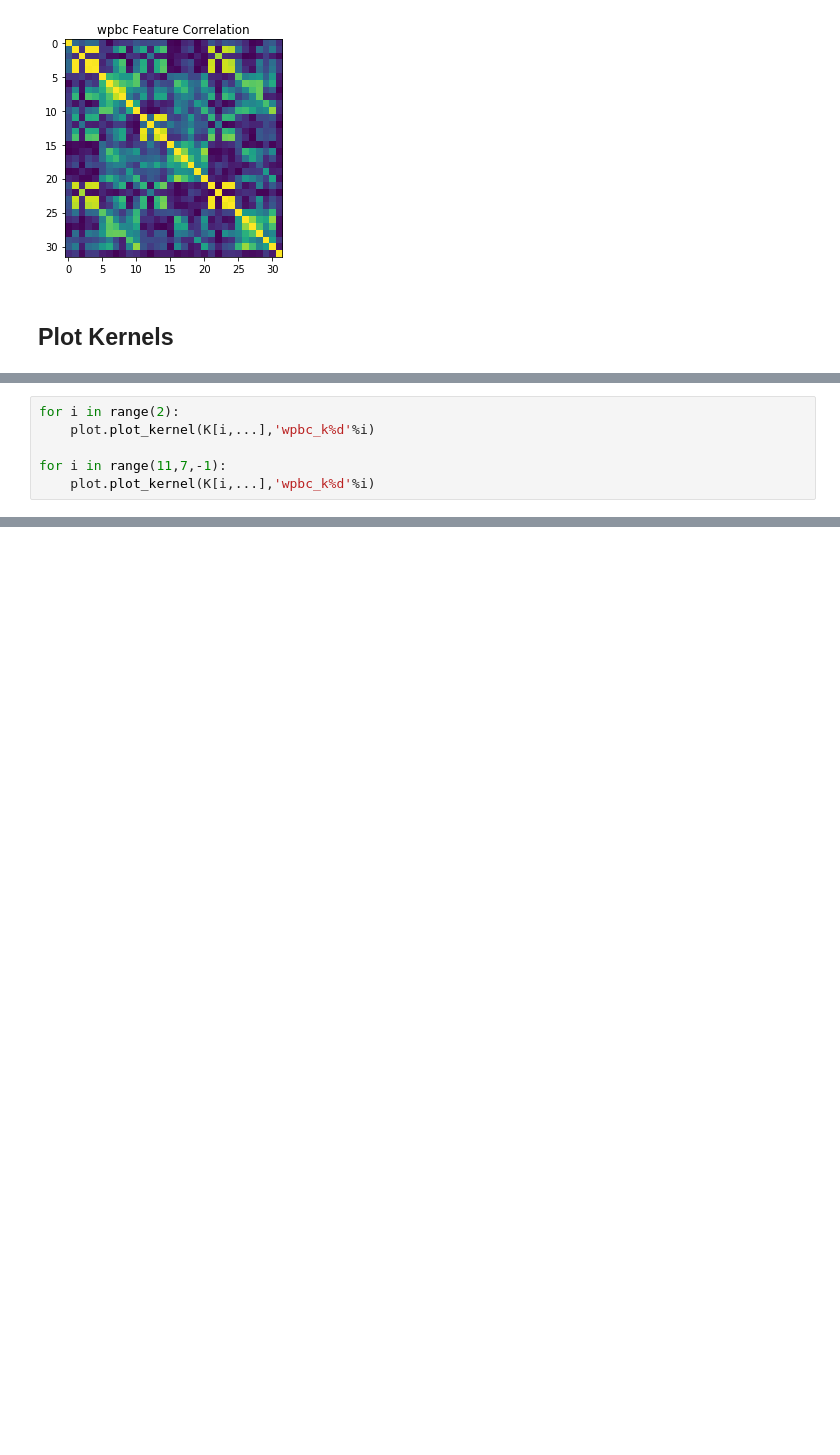
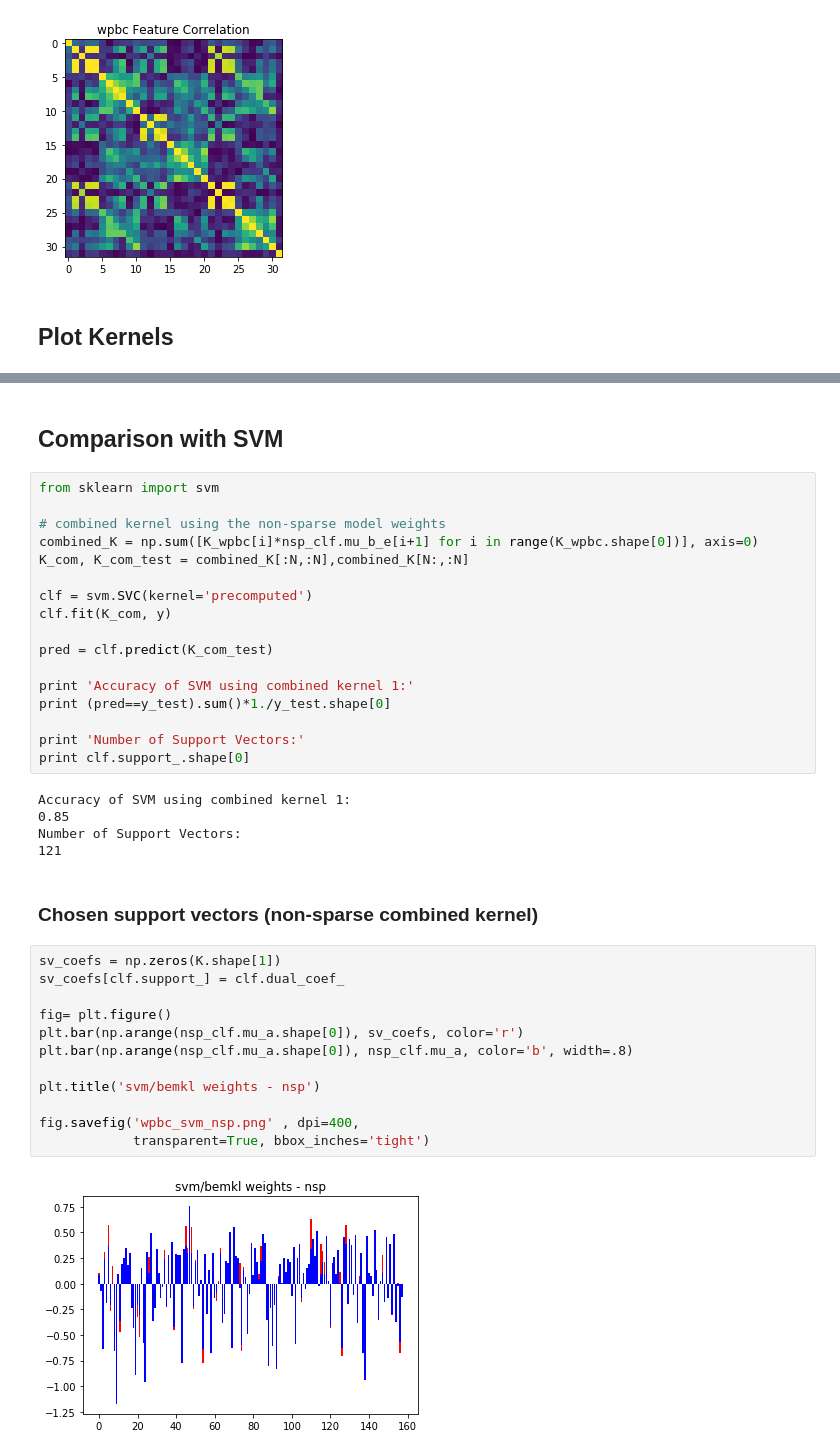
Before and after one commit to ayat-rashad/BEMKL, a Jupyter notebook: code/dataset_wpdc.ipynb, the cells around one changed output, grey strips where cells are left out. Saved outputs shown, nothing was run; the diff lists cells and outputs as text; blank space fills up the shorter version.

```diff
--- a/code/dataset_wpdc.ipynb
+++ b/code/dataset_wpdc.ipynb
@@ -84,6 +81,0 @@ for i in range(3):
-# %%
-for i in range(2):
-    plot.plot_kernel(K[i,...],'wpbc_k%d'%i)
-
-for i in range(11,7,-1):
-    plot.plot_kernel(K[i,...],'wpbc_k%d'%i)
@@ -263,0 +217,40 @@ a = np.copy(K[:,:60][...,:60])
+# %% [markdown]
+## Comparison with SVM
+# %%
+from sklearn import svm
+
+# combined kernel using the non-sparse model weights
+combined_K = np.sum([K_wpbc[i]*nsp_clf.mu_b_e[i+1] for i in range(K_wpbc.shape[0])], axis=0)
+K_com, K_com_test = combined_K[:N,:N],combined_K[N:,:N]
+
+clf = svm.SVC(kernel='precomputed')
+clf.fit(K_com, y)
+
+pred = clf.predict(K_com_test)
+
+print 'Accuracy of SVM using combined kernel 1:'
+print (pred==y_test).sum()*1./y_test.shape[0]
+
+print 'Number of Support Vectors:'
+print clf.support_.shape[0]
+# %% [output]
+Accuracy of SVM using combined kernel 1:
+0.85
+Number of Support Vectors:
+121
+# %% [markdown]
+### Chosen support vectors (non-sparse combined kernel)
+# %%
+sv_coefs = np.zeros(K.shape[1])
+sv_coefs[clf.support_] = clf.dual_coef_
+
+fig= plt.figure()
+plt.bar(np.arange(nsp_clf.mu_a.shape[0]), sv_coefs, color='r')
+plt.bar(np.arange(nsp_clf.mu_a.shape[0]), nsp_clf.mu_a, color='b', width=.8)
+
+plt.title('svm/bemkl weights - nsp')
+
+fig.savefig('wpbc_svm_nsp.png' , dpi=400,
+            transparent=True, bbox_inches='tight')
+# %% [output]
+[figure, added]
```
Also changed, not shown: parts of 44 cells of this notebook, 12 other files.
